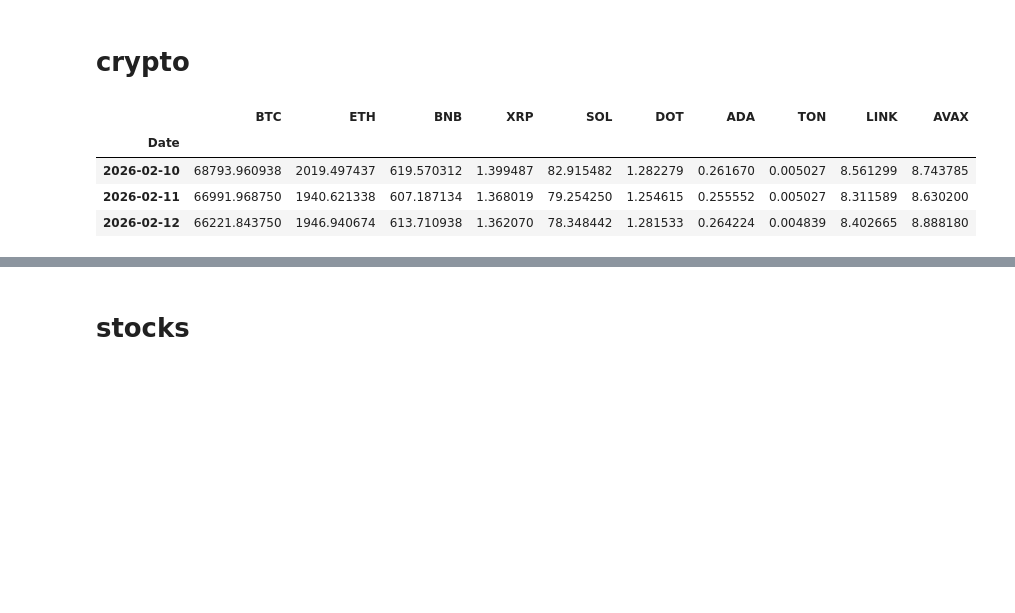
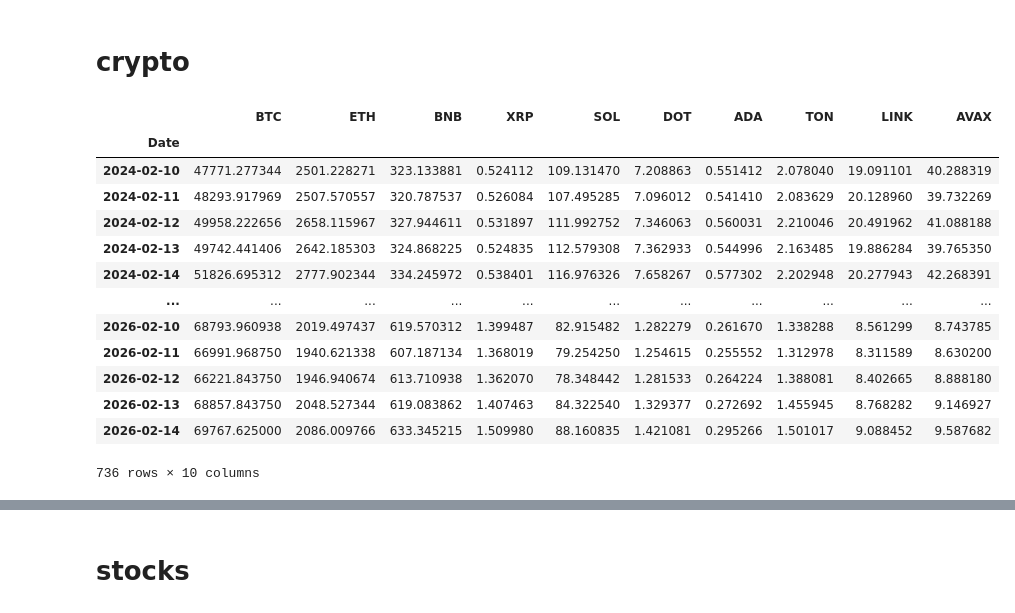
Before and after one commit to Familenko/backtest, a Jupyter notebook: manifest/main.ipynb, the cells around one changed output, grey strips where cells are left out. Cells and saved outputs as stored; diff of their text form; code cells hidden in the pictures; blank space fills up the shorter version.

```diff
--- a/manifest/main.ipynb
+++ b/manifest/main.ipynb
@@ -23,14 +27,22 @@ Loading data for {'BTC': 'BTC-USD', 'ETH': 'ETH-USD', 'BNB': 'BNB-USD', 'XRP': '
 # crypto
 # %%
 df_crypto = pd.read_csv("data/crypto.csv", index_col=0, parse_dates=True)
-df_crypto = df_crypto.dropna()
 df_crypto
 # %% [output]
 |  | BTC | ETH | BNB | XRP | SOL | DOT | ADA | TON | LINK | AVAX |
 | Date |  |  |  |  |  |  |  |  |  |  |
-| 2026-02-10 | 68793.960938 | 2019.497437 | 619.570312 | 1.399487 | 82.915482 | 1.282279 | 0.261670 | 0.005027 | 8.561299 | 8.743785 |
-| 2026-02-11 | 66991.968750 | 1940.621338 | 607.187134 | 1.368019 | 79.254250 | 1.254615 | 0.255552 | 0.005027 | 8.311589 | 8.630200 |
-| 2026-02-12 | 66221.843750 | 1946.940674 | 613.710938 | 1.362070 | 78.348442 | 1.281533 | 0.264224 | 0.004839 | 8.402665 | 8.888180 |
+| 2024-02-10 | 47771.277344 | 2501.228271 | 323.133881 | 0.524112 | 109.131470 | 7.208863 | 0.551412 | 2.078040 | 19.091101 | 40.288319 |
+| 2024-02-11 | 48293.917969 | 2507.570557 | 320.787537 | 0.526084 | 107.495285 | 7.096012 | 0.541410 | 2.083629 | 20.128960 | 39.732269 |
+| 2024-02-12 | 49958.222656 | 2658.115967 | 327.944611 | 0.531897 | 111.992752 | 7.346063 | 0.560031 | 2.210046 | 20.491962 | 41.088188 |
+| 2024-02-13 | 49742.441406 | 2642.185303 | 324.868225 | 0.524835 | 112.579308 | 7.362933 | 0.544996 | 2.163485 | 19.886284 | 39.765350 |
+| 2024-02-14 | 51826.695312 | 2777.902344 | 334.245972 | 0.538401 | 116.976326 | 7.658267 | 0.577302 | 2.202948 | 20.277943 | 42.268391 |
+| ... | ... | ... | ... | ... | ... | ... | ... | ... | ... | ... |
+| 2026-02-10 | 68793.960938 | 2019.497437 | 619.570312 | 1.399487 | 82.915482 | 1.282279 | 0.261670 | 1.338288 | 8.561299 | 8.743785 |
+| 2026-02-11 | 66991.968750 | 1940.621338 | 607.187134 | 1.368019 | 79.254250 | 1.254615 | 0.255552 | 1.312978 | 8.311589 | 8.630200 |
+| 2026-02-12 | 66221.843750 | 1946.940674 | 613.710938 | 1.362070 | 78.348442 | 1.281533 | 0.264224 | 1.388081 | 8.402665 | 8.888180 |
+| 2026-02-13 | 68857.843750 | 2048.527344 | 619.083862 | 1.407463 | 84.322540 | 1.329377 | 0.272692 | 1.455945 | 8.768282 | 9.146927 |
+| 2026-02-14 | 69767.625000 | 2086.009766 | 633.345215 | 1.509980 | 88.160835 | 1.421081 | 0.295266 | 1.501017 | 9.088452 | 9.587682 |
+736 rows × 10 columns
 # %%
 total_invested = 0
 total_profit = 0
```
Also changed, not shown: parts of 4 cells of this notebook, 2 other files.
